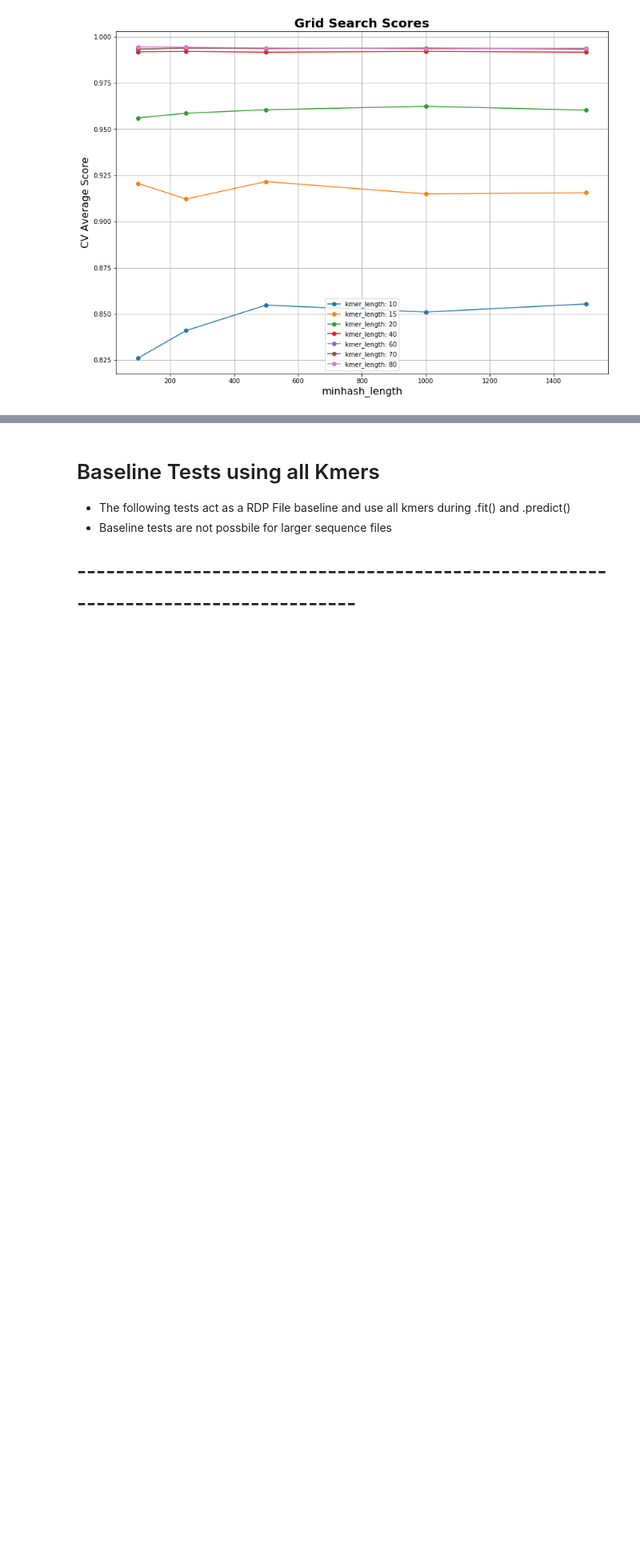
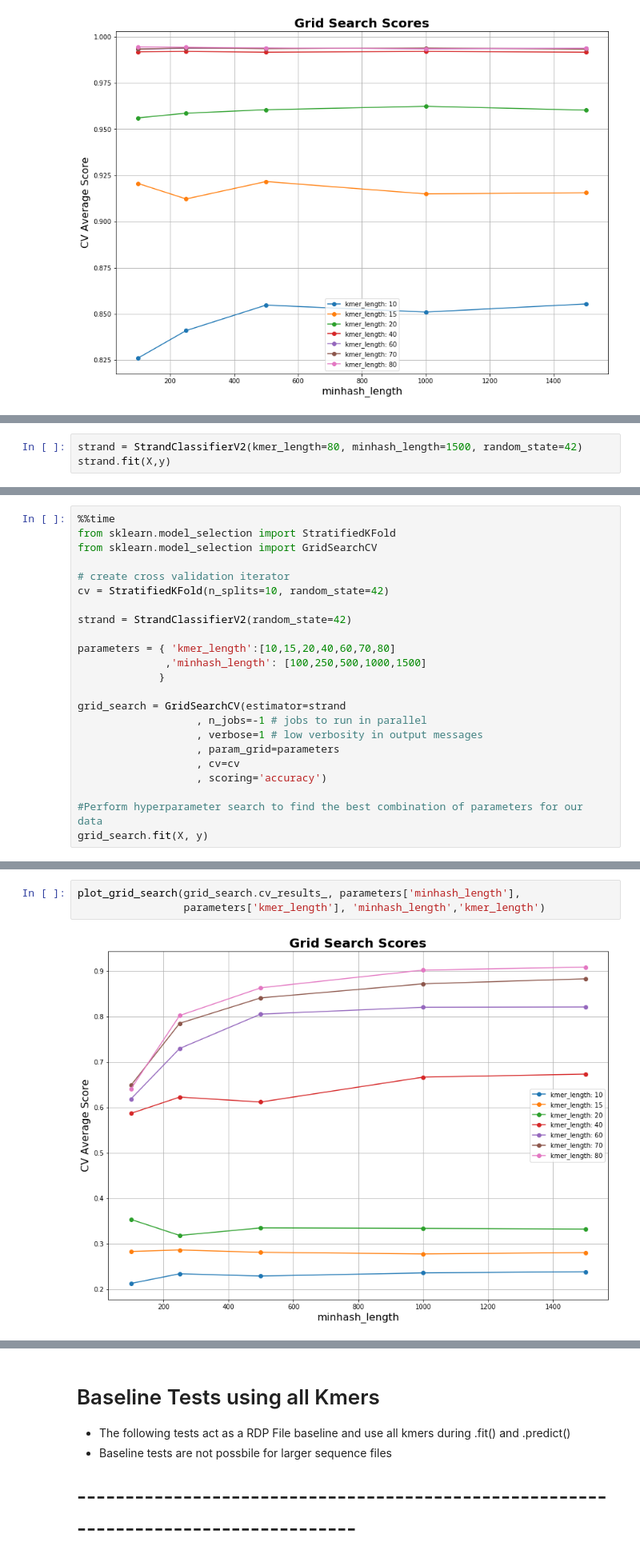
Before and after one commit to jakemdrew/StrandPy, a Jupyter notebook: StrandClassifierV2 GridSearchCV RDP CategoryScores.ipynb, the cells around one changed output, grey strips where cells are left out. Shown at 80% size. Drawn from its saved outputs; the diff is of its cells as text; blank space fills up the shorter version.

```diff
--- a/StrandClassifierV2 GridSearchCV RDP CategoryScores.ipynb
+++ b/StrandClassifierV2 GridSearchCV RDP CategoryScores.ipynb
@@ -2635,0 +2817,3 @@ plot_grid_search(grid_search.cv_results_, parameters['minhash_length'],
+# %%
+strand = StrandClassifierV2(kmer_length=80, minhash_length=1500, random_state=42)
+strand.fit(X,y)
@@ -2635,0 +2847,23 @@ plot_grid_search(grid_search.cv_results_, parameters['minhash_length'],
+# %%
+%%time
+from sklearn.model_selection import StratifiedKFold
+from sklearn.model_selection import GridSearchCV
+
+# create cross validation iterator
+cv = StratifiedKFold(n_splits=10, random_state=42)
+
+strand = StrandClassifierV2(random_state=42)
+
+parameters = { 'kmer_length':[10,15,20,40,60,70,80]
+              ,'minhash_length': [100,250,500,1000,1500]
+             }
+
+grid_search = GridSearchCV(estimator=strand
+                   , n_jobs=-1 # jobs to run in parallel
+                   , verbose=1 # low verbosity in output messages
+                   , param_grid=parameters
+                   , cv=cv
+                   , scoring='accuracy')
+
+#Perform hyperparameter search to find the best combination of parameters for our data
+grid_search.fit(X, y)
@@ -2635,0 +2896,5 @@ plot_grid_search(grid_search.cv_results_, parameters['minhash_length'],
+# %%
+plot_grid_search(grid_search.cv_results_, parameters['minhash_length'],
+                 parameters['kmer_length'], 'minhash_length','kmer_length')
+# %% [output]
+[figure, added]
```
Also changed, not shown: parts of 10 cells of this notebook, 2 other files.
